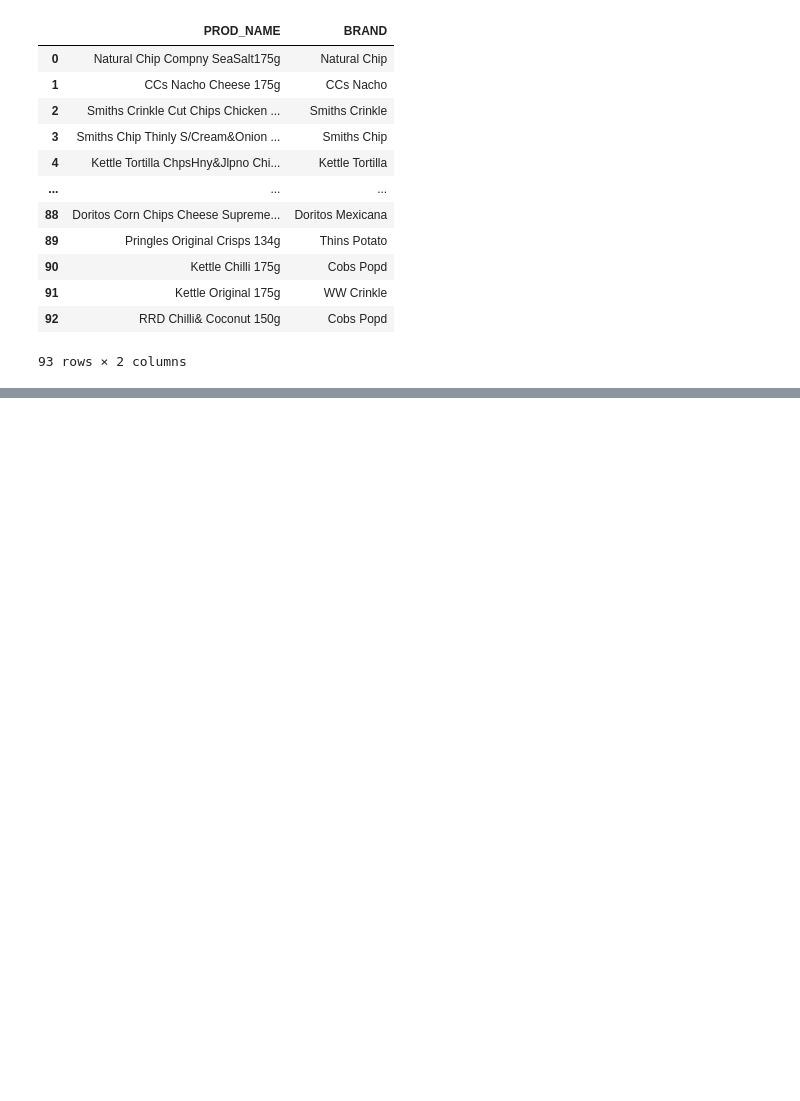
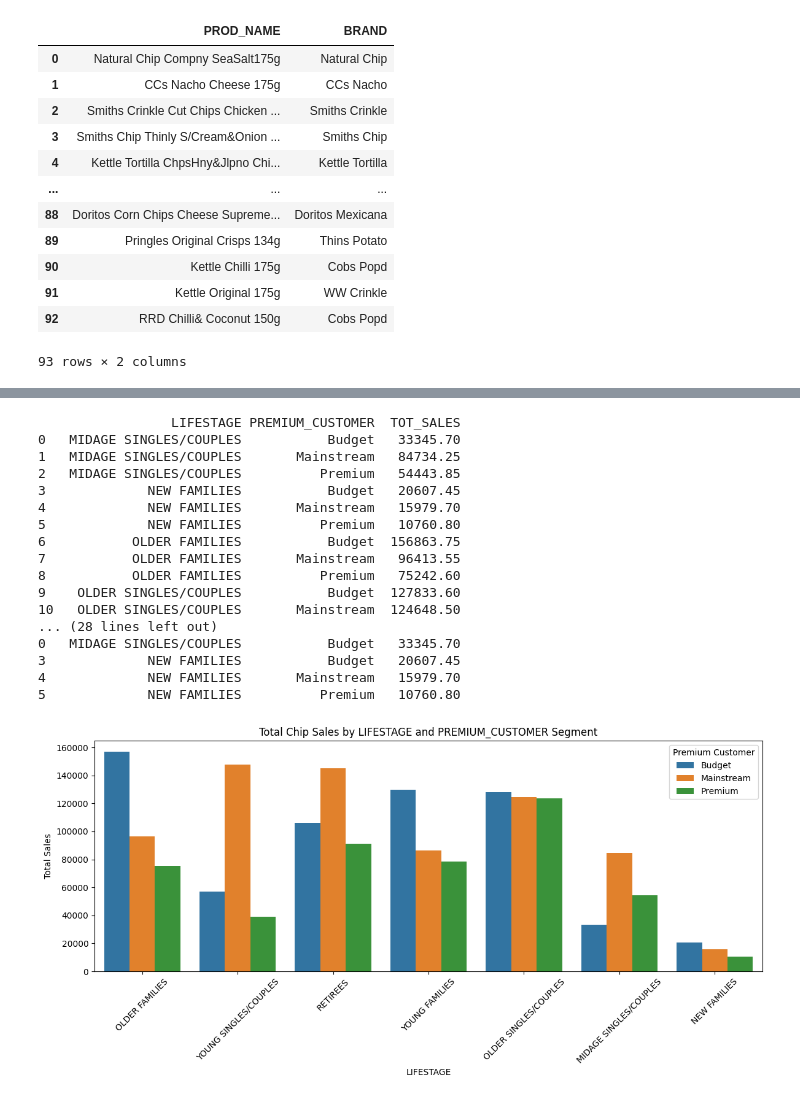
Before and after one commit to Temitope-Fabiyi/Forage_Quantium_Data_Analysis, a Jupyter notebook: Quantium Project- Task 1.ipynb, the cells around one changed output, grey strips where cells are left out. Drawn from its saved outputs; the diff is of its cells as text; code cells hidden in the pictures; blank space fills up the shorter version.

```diff
--- a/Quantium Project- Task 1.ipynb
+++ b/Quantium Project- Task 1.ipynb
@@ -921,0 +836,40 @@ df_new.to_excel(r'C:\Users\USER\Documents\Data Science\Quantium Project\df_new.x
+# %%
+# Data analysis on customer segments
+# Calculate total sales by 'LIFESTAGE' and 'PREMIUM_CUSTOMER'
+# Using the column 'TOT_SALES' representing the amount spent on chips per transaction
+total_sales = merged_data.groupby(['LIFESTAGE', 'PREMIUM_CUSTOMER'])['TOT_SALES'].sum().reset_index()
+print(total_sales)
+
+# Sort the data for better visualization
+total_sales = total_sales.sort_values(by='TOT_SALES', ascending=False)
+print(total_sales)
+
+# Plotting the results
+plt.figure(figsize=(12, 6))
+sns.barplot(data=total_sales, x='LIFESTAGE', y='TOT_SALES', hue='PREMIUM_CUSTOMER')
+plt.title('Total Chip Sales by LIFESTAGE and PREMIUM_CUSTOMER Segment')
+plt.xlabel('LIFESTAGE')
+plt.ylabel('Total Sales')
+plt.xticks(rotation=45)
+plt.legend(title='Premium Customer')
+plt.tight_layout()
+plt.show()
+# %% [output]
+                 LIFESTAGE PREMIUM_CUSTOMER  TOT_SALES
+0   MIDAGE SINGLES/COUPLES           Budget   33345.70
+1   MIDAGE SINGLES/COUPLES       Mainstream   84734.25
+2   MIDAGE SINGLES/COUPLES          Premium   54443.85
+3             NEW FAMILIES           Budget   20607.45
+4             NEW FAMILIES       Mainstream   15979.70
+5             NEW FAMILIES          Premium   10760.80
+6           OLDER FAMILIES           Budget  156863.75
+7           OLDER FAMILIES       Mainstream   96413.55
+8           OLDER FAMILIES          Premium   75242.60
+9    OLDER SINGLES/COUPLES           Budget  127833.60
+10   OLDER SINGLES/COUPLES       Mainstream  124648.50
+... (28 lines left out)
+0   MIDAGE SINGLES/COUPLES           Budget   33345.70
+3             NEW FAMILIES           Budget   20607.45
+4             NEW FAMILIES       Mainstream   15979.70
+5             NEW FAMILIES          Premium   10760.80
+[figure, added]
```
Also changed, not shown: parts of 27 cells of this notebook, 1 other file.
